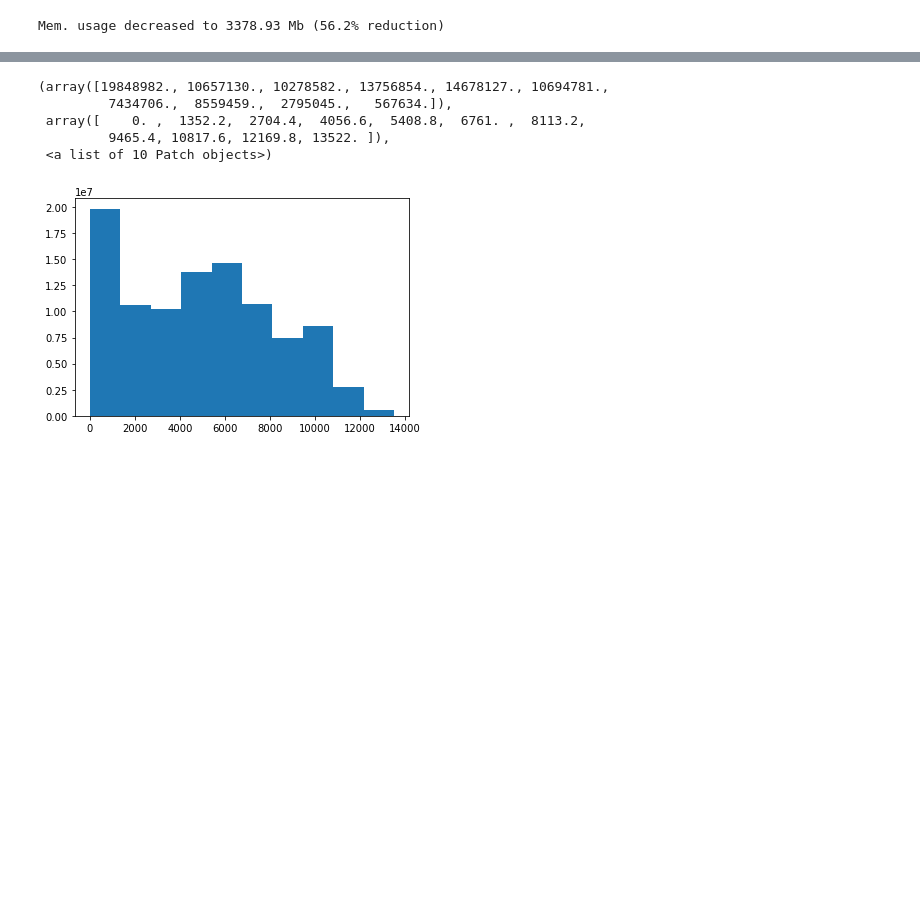
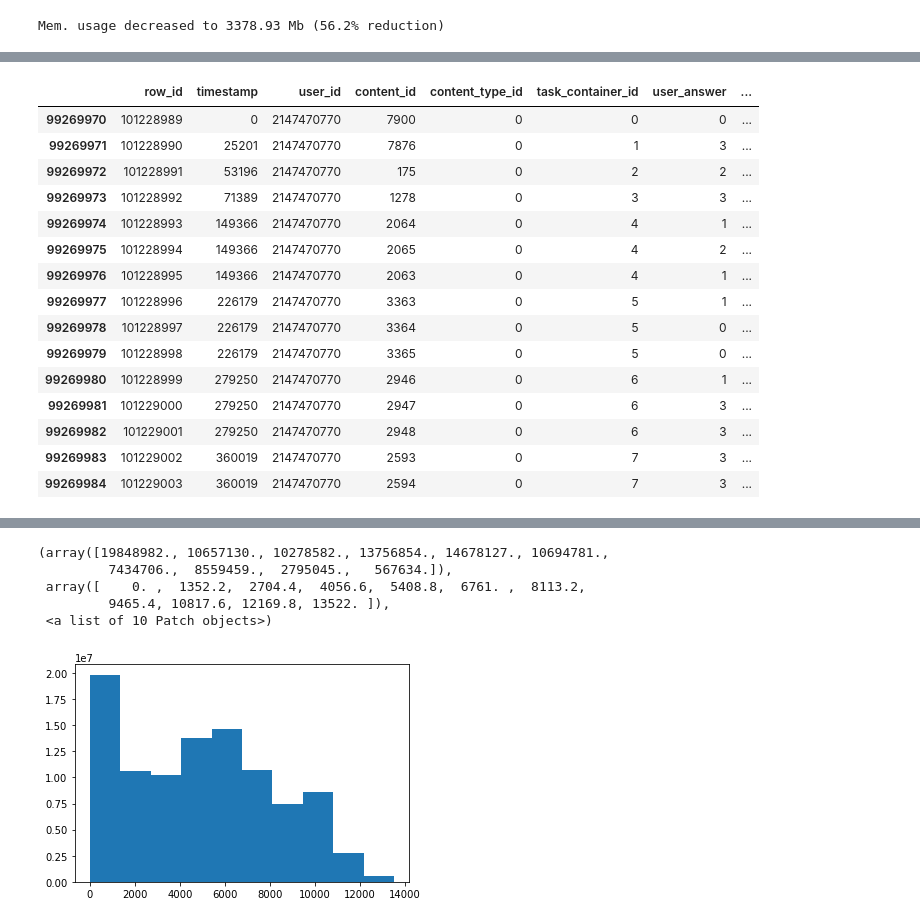
Before and after one commit to zakopuro/kaggle_Riiid, a Jupyter notebook: notebook/EDA.ipynb, the cells around one changed output, grey strips where cells are left out. Saved outputs shown, nothing was run; the diff lists cells and outputs as text; code cells hidden in the pictures; blank space fills up the shorter version.

```diff
--- a/notebook/EDA.ipynb
+++ b/notebook/EDA.ipynb
@@ -78,0 +117,19 @@ lc_train = pd.merge(lc_train,lc,on='content_id',how='left')
+# %%
+qs_train[qs_train['user_id'] == 2147470770].head(15)
+# %% [output]
+|  | row_id | timestamp | user_id | content_id | content_type_id | task_container_id | user_answer | ... |
+| 99269970 | 101228989 | 0 | 2147470770 | 7900 | 0 | 0 | 0 | ... |
+| 99269971 | 101228990 | 25201 | 2147470770 | 7876 | 0 | 1 | 3 | ... |
+| 99269972 | 101228991 | 53196 | 2147470770 | 175 | 0 | 2 | 2 | ... |
+| 99269973 | 101228992 | 71389 | 2147470770 | 1278 | 0 | 3 | 3 | ... |
+| 99269974 | 101228993 | 149366 | 2147470770 | 2064 | 0 | 4 | 1 | ... |
+| 99269975 | 101228994 | 149366 | 2147470770 | 2065 | 0 | 4 | 2 | ... |
+| 99269976 | 101228995 | 149366 | 2147470770 | 2063 | 0 | 4 | 1 | ... |
+| 99269977 | 101228996 | 226179 | 2147470770 | 3363 | 0 | 5 | 1 | ... |
+| 99269978 | 101228997 | 226179 | 2147470770 | 3364 | 0 | 5 | 0 | ... |
+| 99269979 | 101228998 | 226179 | 2147470770 | 3365 | 0 | 5 | 0 | ... |
+| 99269980 | 101228999 | 279250 | 2147470770 | 2946 | 0 | 6 | 1 | ... |
+| 99269981 | 101229000 | 279250 | 2147470770 | 2947 | 0 | 6 | 3 | ... |
+| 99269982 | 101229001 | 279250 | 2147470770 | 2948 | 0 | 6 | 3 | ... |
+| 99269983 | 101229002 | 360019 | 2147470770 | 2593 | 0 | 7 | 3 | ... |
+| 99269984 | 101229003 | 360019 | 2147470770 | 2594 | 0 | 7 | 3 | ... |
```
Also changed, not shown: parts of 10 cells of this notebook, 8 other files.
